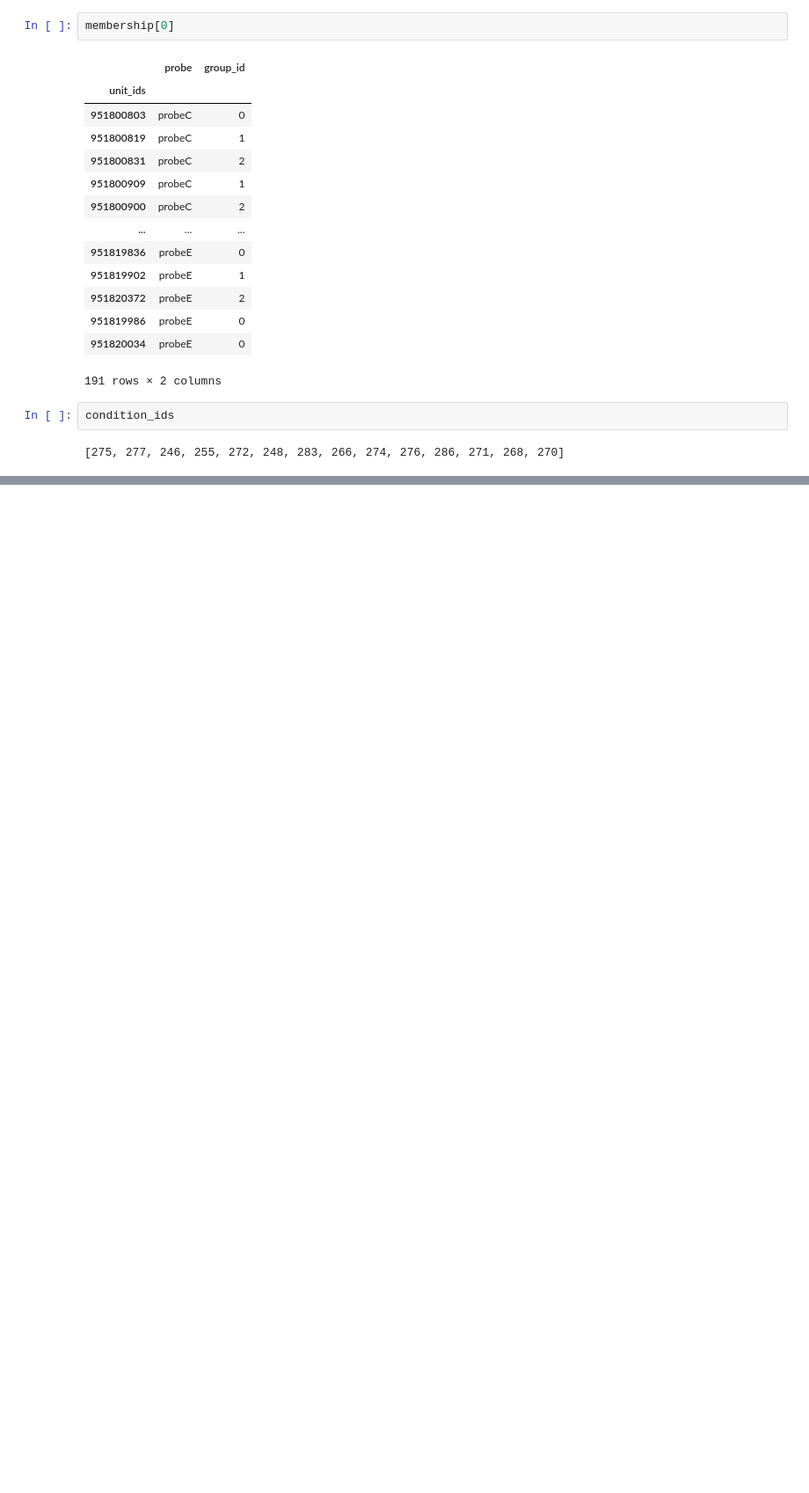
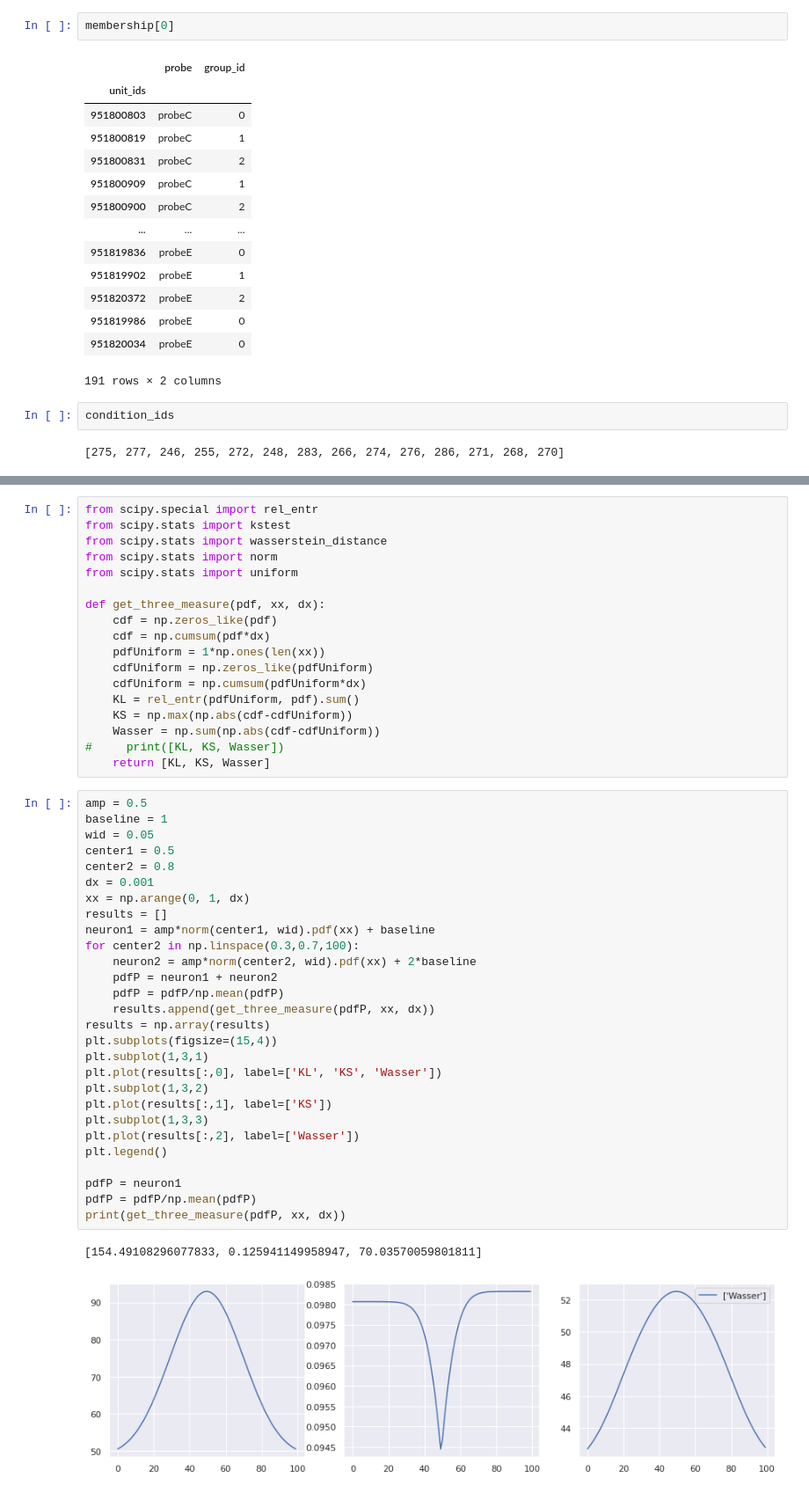
Before and after one commit to Qi-Xin/MultiNeuronGLM, a Jupyter notebook: neural clustering.ipynb, the cells around one changed output, grey strips where cells are left out. Shown at 88% size. Cells and saved outputs as stored; diff of their text form; blank space fills up the shorter version.

```diff
--- a/neural clustering.ipynb
+++ b/neural clustering.ipynb
@@ -68 +78,50 @@ condition_ids
+# %%
+from scipy.special import rel_entr
+from scipy.stats import kstest
+from scipy.stats import wasserstein_distance
+from scipy.stats import norm
+from scipy.stats import uniform
+
+def get_three_measure(pdf, xx, dx):
+    cdf = np.zeros_like(pdf)
+    cdf = np.cumsum(pdf*dx)
+    pdfUniform = 1*np.ones(len(xx))
+    cdfUniform = np.zeros_like(pdfUniform)
+    cdfUniform = np.cumsum(pdfUniform*dx)
+    KL = rel_entr(pdfUniform, pdf).sum()
+    KS = np.max(np.abs(cdf-cdfUniform))
+    Wasser = np.sum(np.abs(cdf-cdfUniform))
+#     print([KL, KS, Wasser])
+    return [KL, KS, Wasser]
+# %%
+amp = 0.5
+baseline = 1
+wid = 0.05
+center1 = 0.5
+center2 = 0.8
+dx = 0.001
+xx = np.arange(0, 1, dx)
+results = []
+neuron1 = amp*norm(center1, wid).pdf(xx) + baseline
+for center2 in np.linspace(0.3,0.7,100):
+    neuron2 = amp*norm(center2, wid).pdf(xx) + 2*baseline
+    pdfP = neuron1 + neuron2
+    pdfP = pdfP/np.mean(pdfP)
+    results.append(get_three_measure(pdfP, xx, dx))
+results = np.array(results)
+plt.subplots(figsize=(15,4))
+plt.subplot(1,3,1)
+plt.plot(results[:,0], label=['KL', 'KS', 'Wasser'])
+plt.subplot(1,3,2)
+plt.plot(results[:,1], label=['KS'])
+plt.subplot(1,3,3)
+plt.plot(results[:,2], label=['Wasser'])
+plt.legend()
+
+pdfP = neuron1
+pdfP = pdfP/np.mean(pdfP)
+print(get_three_measure(pdfP, xx, dx))
+# %% [output]
+[154.49108296077833, 0.125941149958947, 70.03570059801811]
+[figure, added]
 # %%
```
Also changed, not shown: parts of 8 cells of this notebook, 5 other files.
